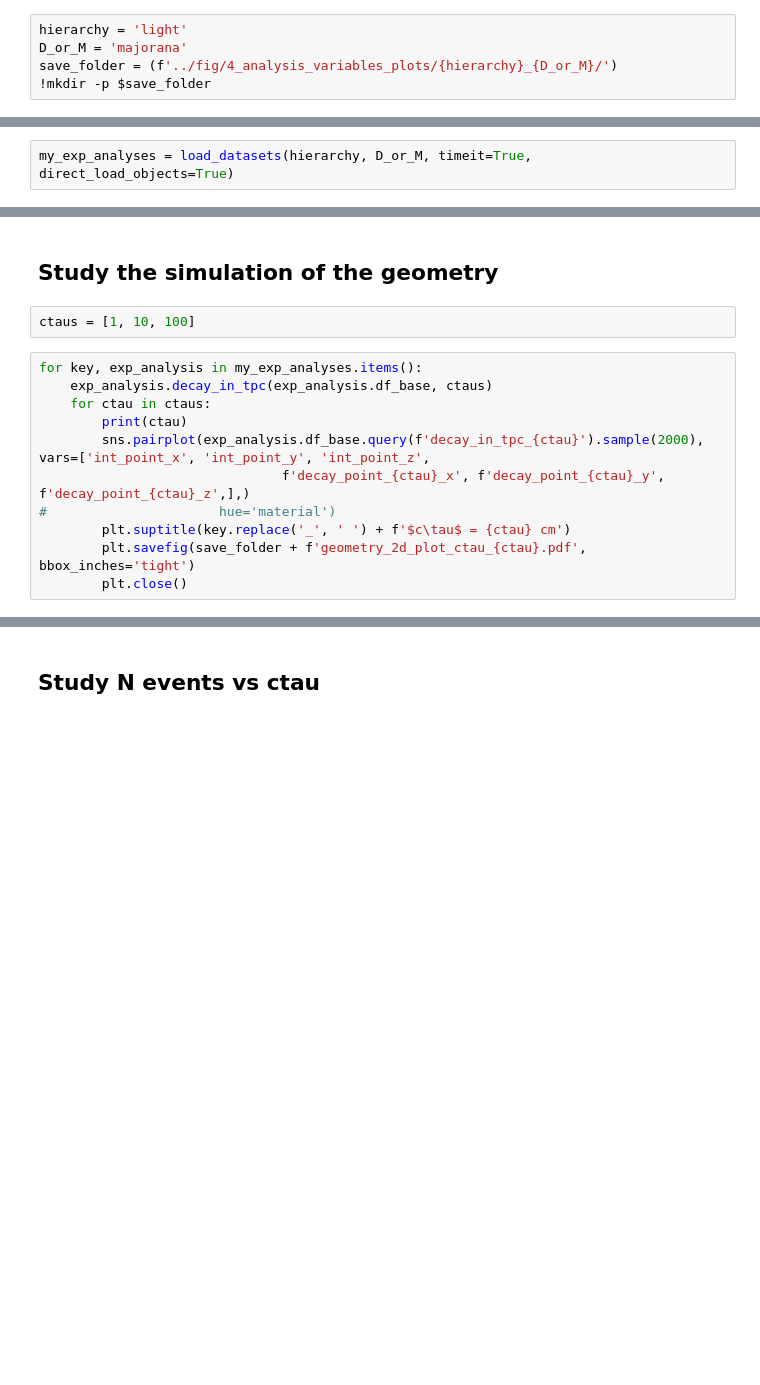
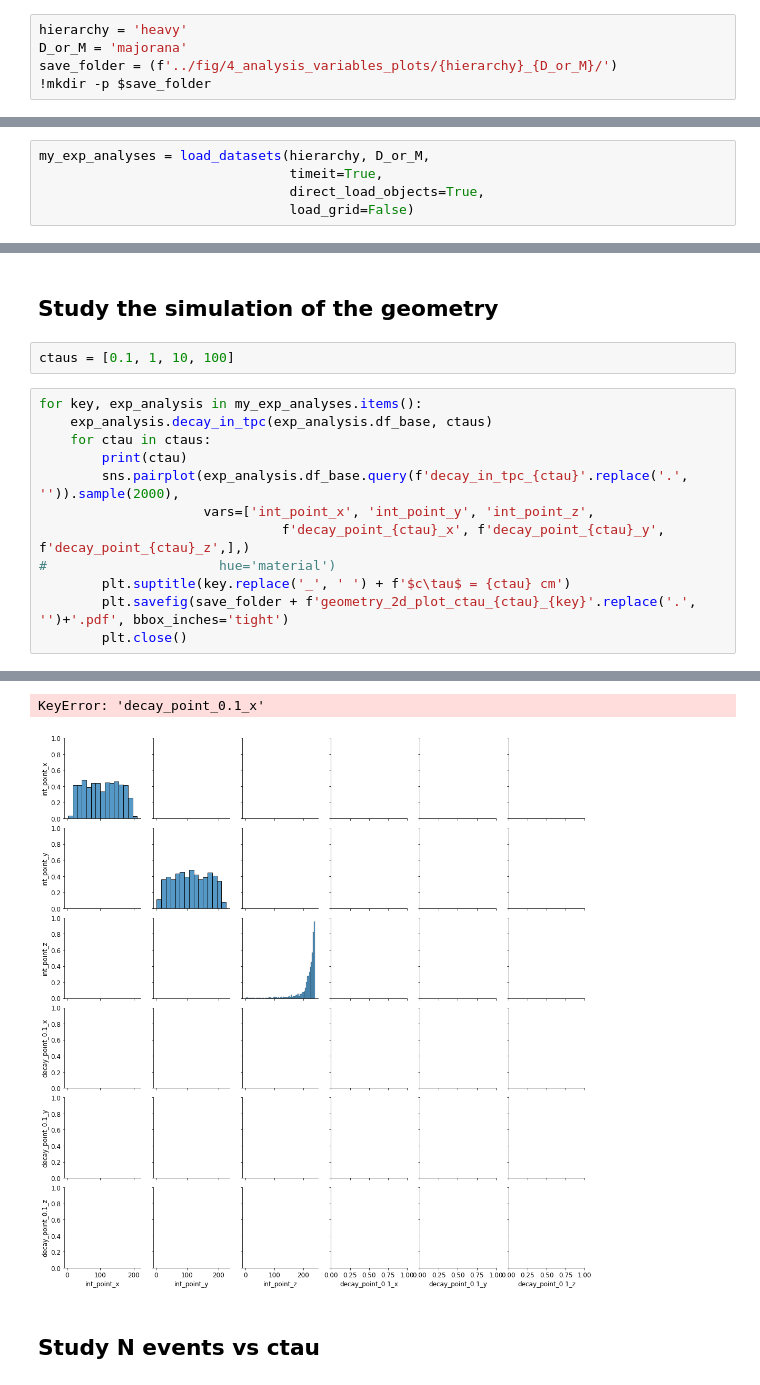
Before and after one commit to mhostert/dark-neutrinos-at-T2K, a Jupyter notebook: exp_analysis/4_analysis_variables_plots.ipynb, the cells around one changed output, grey strips where cells are left out. Saved outputs shown, nothing was run; the diff lists cells and outputs as text; blank space fills up the shorter version.

Commit message:
update heavy and light

```diff
--- a/exp_analysis/4_analysis_variables_plots.ipynb
+++ b/exp_analysis/4_analysis_variables_plots.ipynb
@@ -51,7 +49,7 @@ rcParams["text.latex.preamble"] = r'''
     \usepackage{siunitx}
 '''
 # %%
-hierarchy = 'light'
+hierarchy = 'heavy'
 D_or_M = 'majorana'
 save_folder = (f'../fig/4_analysis_variables_plots/{hierarchy}_{D_or_M}/')
 !mkdir -p $save_folder
@@ -62,5 +69,8 @@ save_folder = (f'../fig/4_analysis_variables_plots/{hierarchy}_{D_or_M}/')
 # %% [markdown]
 ## Use the function this way to load the datasets from the pickle files
 # %%
-my_exp_analyses = load_datasets(hierarchy, D_or_M, timeit=True, direct_load_objects=True)
+my_exp_analyses = load_datasets(hierarchy, D_or_M,
+                                timeit=True,
+                                direct_load_objects=True,
+                                load_grid=False)
 # %% [output]
@@ -69,15 +81,17 @@ Wall time: 79.19432473182678 s, CPU time: 2.635385784
 # %% [markdown]
 ## Study the simulation of the geometry
 # %%
-ctaus = [1, 10, 100]
+ctaus = [0.1, 1, 10, 100]
 # %%
 for key, exp_analysis in my_exp_analyses.items():
     exp_analysis.decay_in_tpc(exp_analysis.df_base, ctaus)
     for ctau in ctaus:
         print(ctau)
-        sns.pairplot(exp_analysis.df_base.query(f'decay_in_tpc_{ctau}').sample(2000), vars=['int_point_x', 'int_point_y', 'int_point_z',
+        sns.pairplot(exp_analysis.df_base.query(f'decay_in_tpc_{ctau}'.replace('.', '')).sample(2000),
+                     vars=['int_point_x', 'int_point_y', 'int_point_z',
                                f'decay_point_{ctau}_x', f'decay_point_{ctau}_y', f'decay_point_{ctau}_z',],)
 #                      hue='material')
         plt.suptitle(key.replace('_', ' ') + f'$c\tau$ = {ctau} cm')
-        plt.savefig(save_folder + f'geometry_2d_plot_ctau_{ctau}.pdf', bbox_inches='tight')
+        plt.savefig(save_folder + f'geometry_2d_plot_ctau_{ctau}_{key}'.replace('.', '')+'.pdf', bbox_inches='tight')
         plt.close()
+# %% [output]
@@ -84,3 +104,5 @@ for key, exp_analysis in my_exp_analyses.items():
+KeyError: 'decay_point_0.1_x'
+[figure, added]
 # %% [markdown]
 ## Study N events vs ctau
 # %%
```
Also changed, not shown: parts of 19 cells of this notebook, 9 other files.
